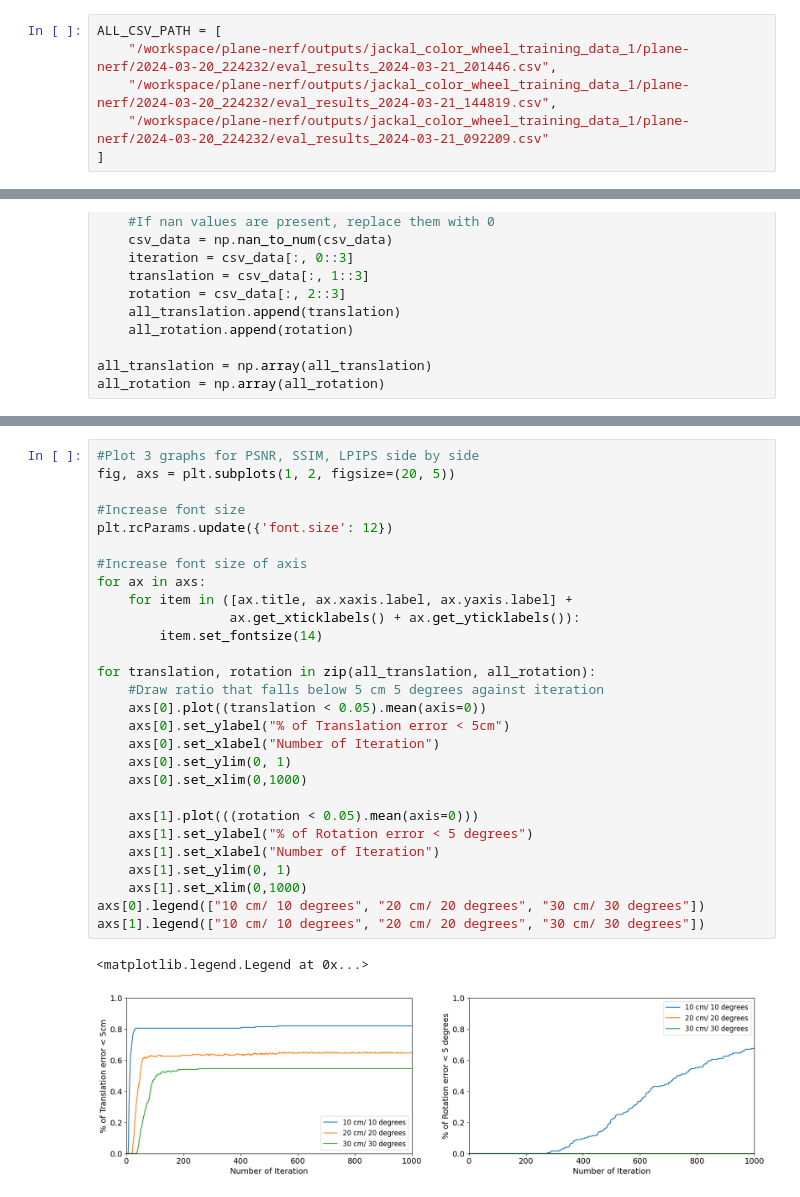
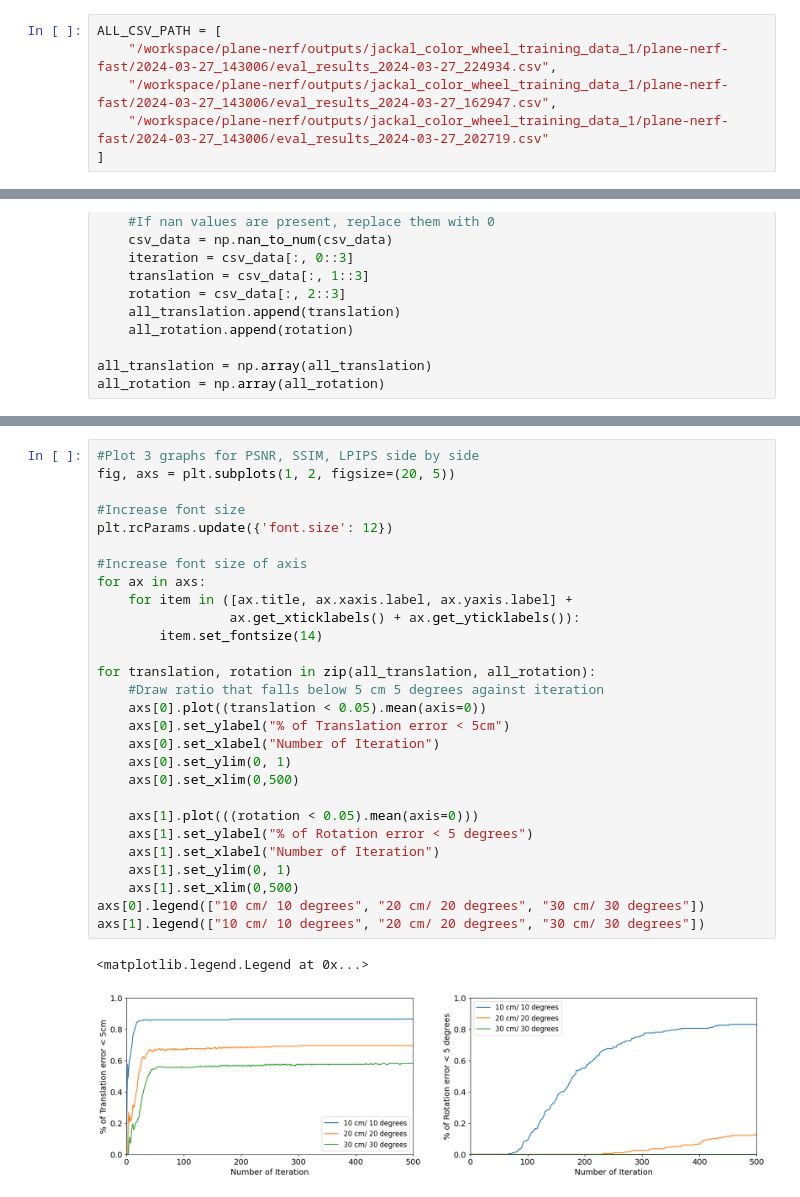
Before and after one commit to tauzn-clock/plane-nerf, a Jupyter notebook: utils/process_pose_data_color_wheel.ipynb, the cells around one changed output, grey strips where cells are left out. Cells and saved outputs as stored; diff of their text form.

Commit message:
graphs

```diff
--- a/utils/process_pose_data_color_wheel.ipynb
+++ b/utils/process_pose_data_color_wheel.ipynb
@@ -8,9 +8,9 @@ import matplotlib.pyplot as plt
 import math
 # %%
 ALL_CSV_PATH = [
-    "/workspace/plane-nerf/outputs/jackal_color_wheel_training_data_1/plane-nerf/2024-03-20_224232/eval_results_2024-03-21_201446.csv",
-    "/workspace/plane-nerf/outputs/jackal_color_wheel_training_data_1/plane-nerf/2024-03-20_224232/eval_results_2024-03-21_144819.csv",
-    "/workspace/plane-nerf/outputs/jackal_color_wheel_training_data_1/plane-nerf/2024-03-20_224232/eval_results_2024-03-21_092209.csv"
+    "/workspace/plane-nerf/outputs/jackal_color_wheel_training_data_1/plane-nerf-fast/2024-03-27_143006/eval_results_2024-03-27_224934.csv",
+    "/workspace/plane-nerf/outputs/jackal_color_wheel_training_data_1/plane-nerf-fast/2024-03-27_143006/eval_results_2024-03-27_162947.csv",
+    "/workspace/plane-nerf/outputs/jackal_color_wheel_training_data_1/plane-nerf-fast/2024-03-27_143006/eval_results_2024-03-27_202719.csv"
 ]
 # %%
 all_translation = []
@@ -134,31 +134,31 @@ Standard deviation of final rotation error: 3.039735011742542 degrees
 # %%
 #Plot 3 graphs for PSNR, SSIM, LPIPS side by side
 fig, axs = plt.subplots(1, 2, figsize=(20, 5))
 
 #Increase font size
 plt.rcParams.update({'font.size': 12})
 
 #Increase font size of axis
 for ax in axs:
     for item in ([ax.title, ax.xaxis.label, ax.yaxis.label] +
                  ax.get_xticklabels() + ax.get_yticklabels()):
         item.set_fontsize(14)
 
 for translation, rotation in zip(all_translation, all_rotation):
     #Draw ratio that falls below 5 cm 5 degrees against iteration
     axs[0].plot((translation < 0.05).mean(axis=0))
     axs[0].set_ylabel("% of Translation error < 5cm")
     axs[0].set_xlabel("Number of Iteration")
     axs[0].set_ylim(0, 1)
-    axs[0].set_xlim(0,1000)
+    axs[0].set_xlim(0,500)
 
     axs[1].plot(((rotation < 0.05).mean(axis=0)))
     axs[1].set_ylabel("% of Rotation error < 5 degrees")
     axs[1].set_xlabel("Number of Iteration")
     axs[1].set_ylim(0, 1)
-    axs[1].set_xlim(0,1000)
+    axs[1].set_xlim(0,500)
 axs[0].legend(["10 cm/ 10 degrees", "20 cm/ 20 degrees", "30 cm/ 30 degrees"])
 axs[1].legend(["10 cm/ 10 degrees", "20 cm/ 20 degrees", "30 cm/ 30 degrees"])
 # %% [output]
 <matplotlib.legend.Legend at 0x...>
-[figure, old version]
+[figure, new version]
```
Also changed, not shown: parts of 1 cell of this notebook, 2 other files.
